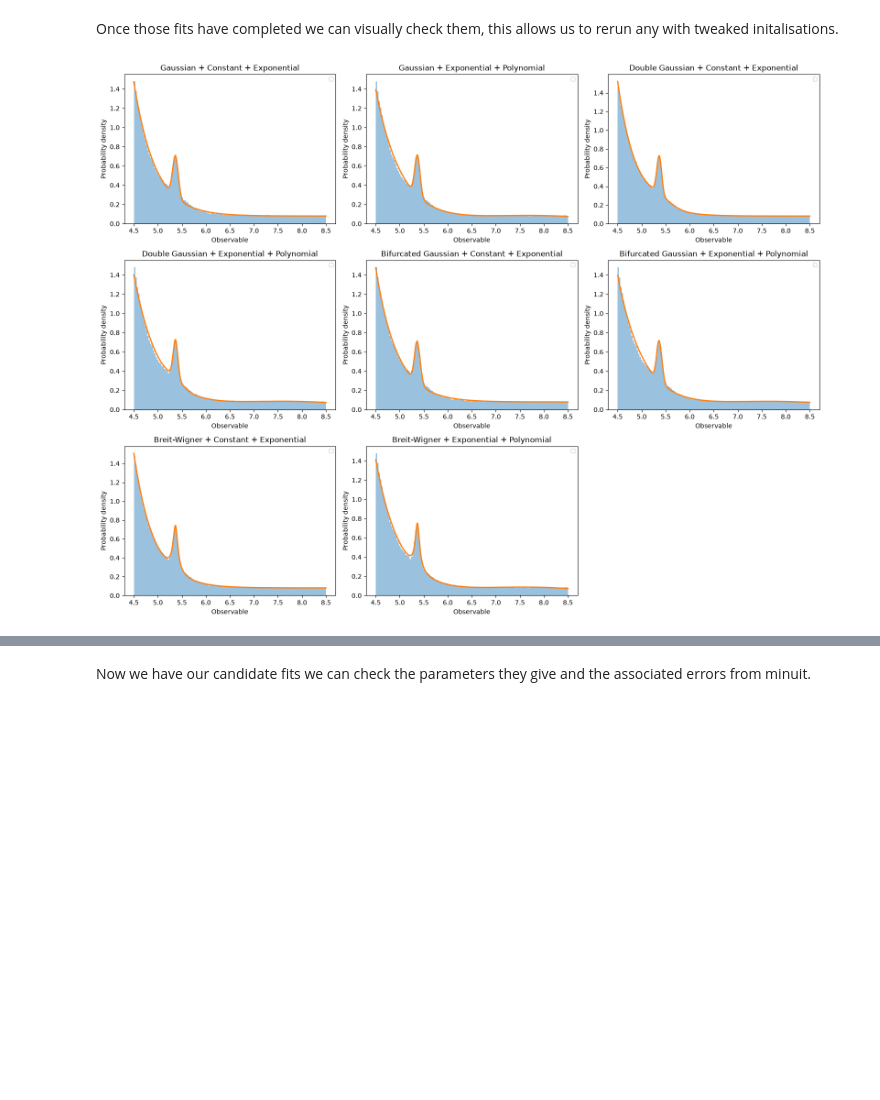
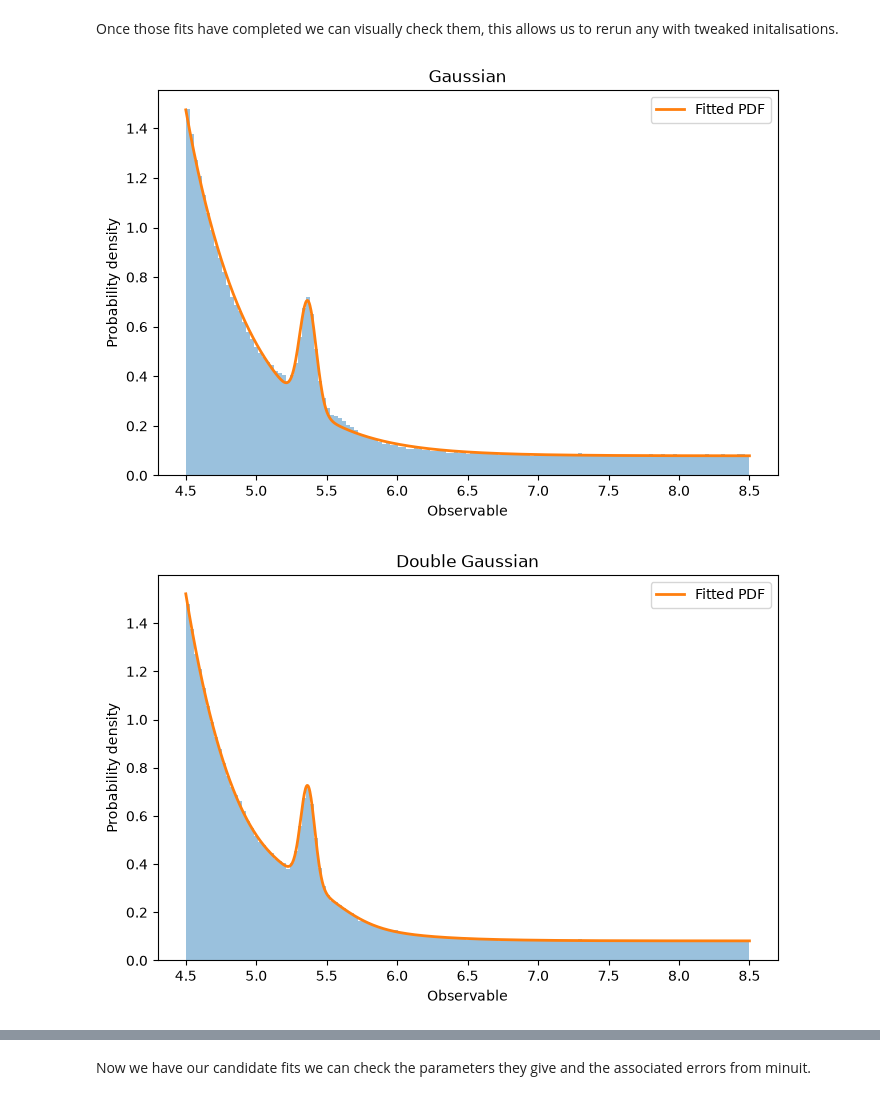
Before and after one commit to OlCrock/DAML, a Jupyter notebook: Project 1/project1.ipynb, the cells around one changed output, grey strips where cells are left out. Cells and saved outputs as stored; diff of their text form; code cells hidden in the pictures; blank space fills up the shorter version.

```diff
--- a/Project 1/project1.ipynb
+++ b/Project 1/project1.ipynb
@@ -217,32 +172,28 @@ results_df = pd.DataFrame(fit_results) # collect all results into a neat pandas
 Once those fits have completed we can visually check them, this allows us to rerun any with tweaked initalisations.
 # %%
 x_plot = np.linspace(fit_min, fit_max, 1000)
-fig, axes = plt.subplots(5, 3, figsize=(16, 20))
-plot_number = 0
 
-for row in range(5):  # loop over to make a compact plot grid to visualise the fits
-    for column in range(3):
-        if plot_number < len(fit_results):
+for result in fit_results:
 
-            name = fit_results[plot_number]["Model"]
-            record = fit_results[plot_number]
+    name = result["Model"]
 
-            pars = []
-            for p in model_specs[name]["names"]:
-                pars.append(record[p])
+    pars = []
+    for p in model_specs[name]["names"]:
+        pars.append(result[p])
 
-            axes[row, column].hist(data, bins="auto",range=(fit_min, fit_max), density=True, alpha=0.45,)
-            axes[row, column].plot(x_plot, fit_functions[name](x_plot, *pars), linewidth=2,)
-            axes[row, column].set_title(name)
-            axes[row, column].set_xlabel("Observable")
-            axes[row, column].set_ylabel("Probability density")
-            axes[row, column].legend(fontsize=8)
-            plot_number = plot_number + 1
+    plt.figure(figsize=(8, 5))
 
-        else:
-            axes[row, column].set_visible(False)
+    plt.hist(data, bins="auto", range=(fit_min, fit_max),
+             density=True, alpha=0.45)
 
-plt.tight_layout()
-plt.show()
+    plt.plot(x_plot, fit_functions[name](x_plot, *pars),
+             linewidth=2, label="Fitted PDF")
+
+    plt.title(name)
+    plt.xlabel("Observable")
+    plt.ylabel("Probability density")
+    plt.legend()
+    plt.show()
 # %% [output]
-[figure, old version]
+[figure, new version]
+[figure, added]
```
Also changed, not shown: parts of 18 cells of this notebook, 1 other file.
